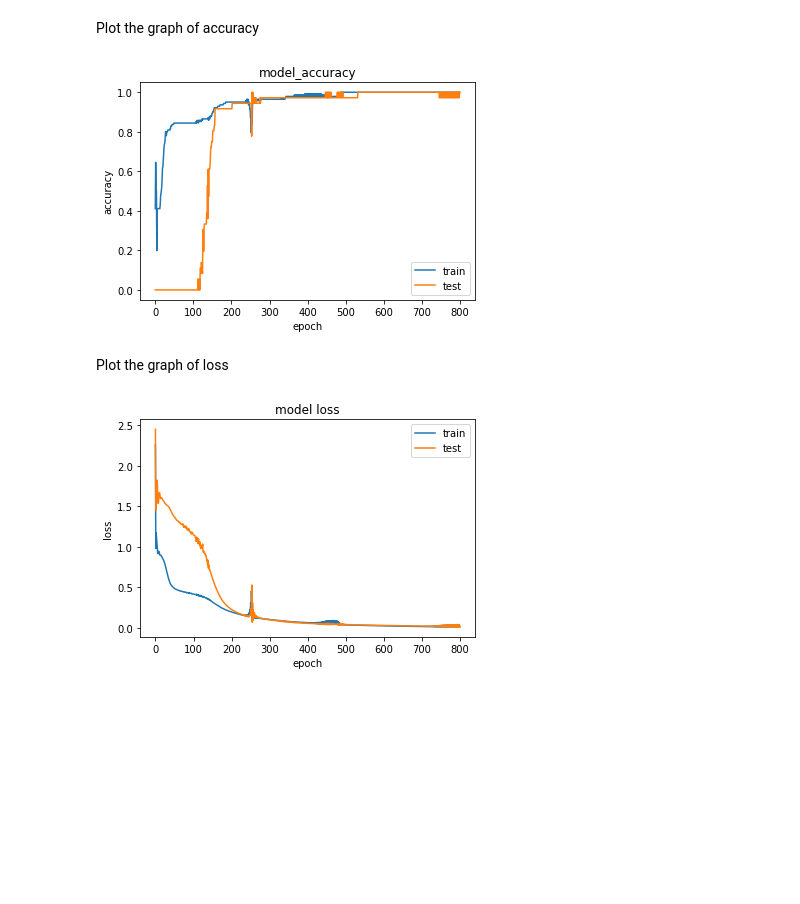
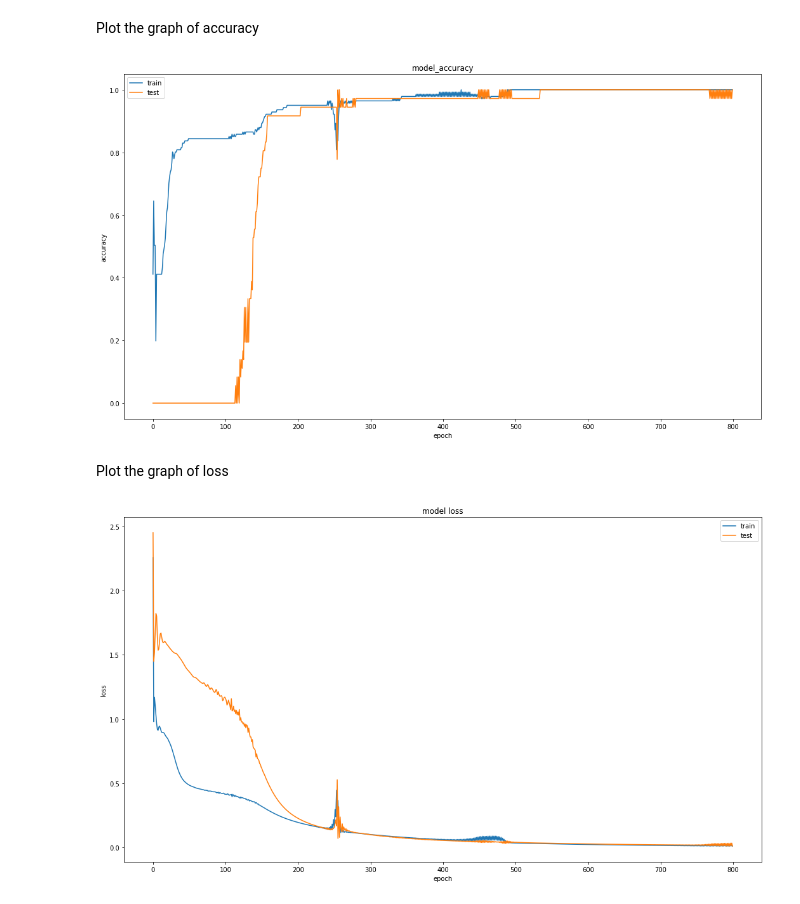
Before and after one commit to luiseduardogfranca/classifying-wine, a Jupyter notebook: classinfying-wine-keras.ipynb, the cells around one changed output. Drawn from its saved outputs; the diff is of its cells as text; code cells hidden in the pictures; blank space fills up the shorter version.

```diff
--- a/classinfying-wine-keras.ipynb
+++ b/classinfying-wine-keras.ipynb
@@ -75,18 +73,20 @@ history = model.fit(X_train, Y_train, epochs=800, validation_data=(X_test, Y_tes
 # %% [markdown]
 Plot the graph of accuracy
 # %%
+plt.figure(figsize=(18, 10))
 plt.plot(history.history['acc'])
 plt.plot(history.history['val_acc'])
 plt.title('model_accuracy')
 plt.ylabel('accuracy')
 plt.xlabel('epoch')
 plt.legend(['train', 'test'], loc='best')
 plt.show()
 # %% [output]
-[figure, old version]
+[figure, new version]
 # %% [markdown]
 Plot the graph of loss
 # %%
+plt.figure(figsize=(18, 10))
 plt.plot(history.history['loss'])
 plt.plot(history.history['val_loss'])
 plt.title('model loss')
@@ -95,4 +95,4 @@ plt.xlabel('epoch')
 plt.legend(['train', 'test'], loc='best')
 plt.show()
 # %% [output]
-[figure, old version]
+[figure, new version]
```
Also changed, not shown: parts of 4 cells of this notebook, 1 other file.
